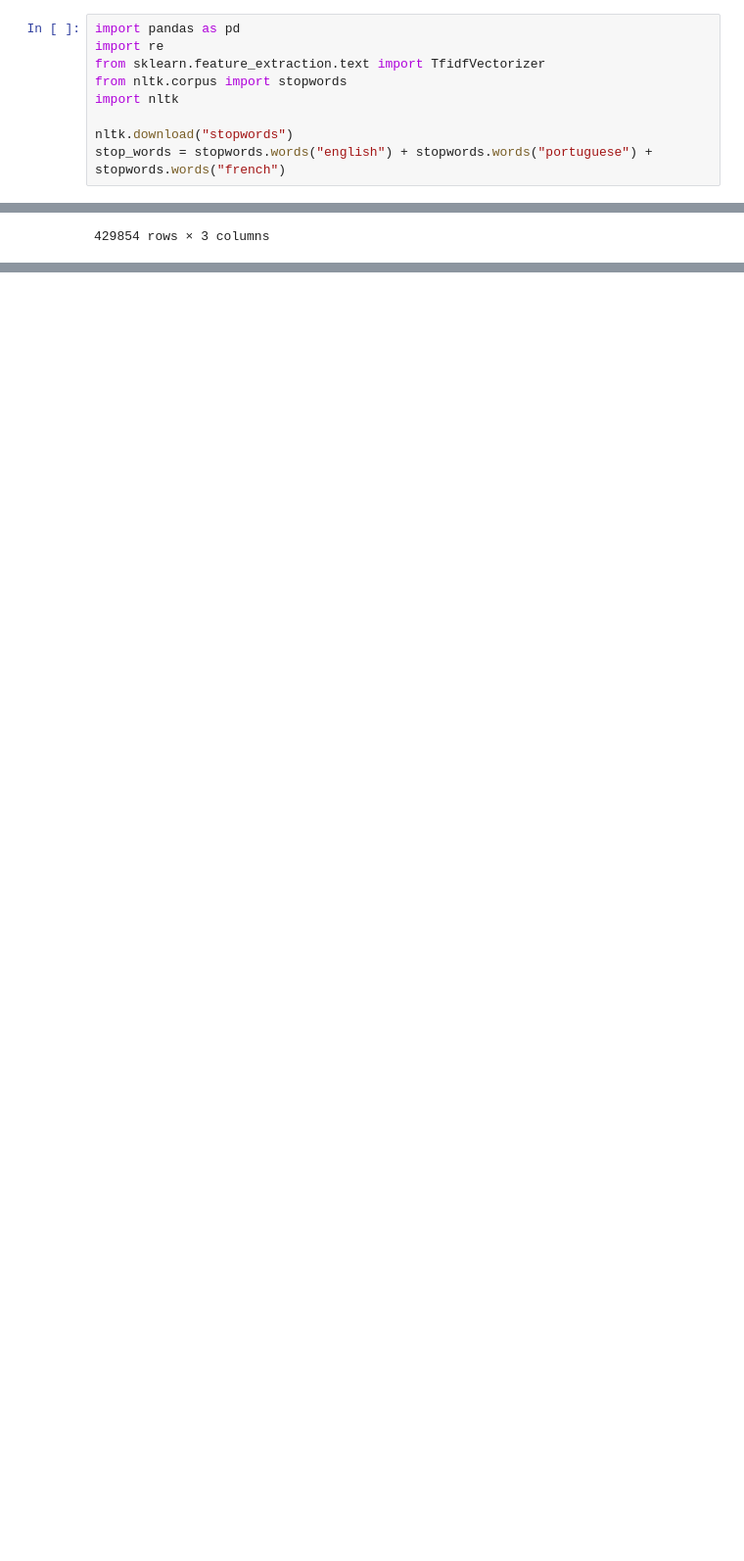
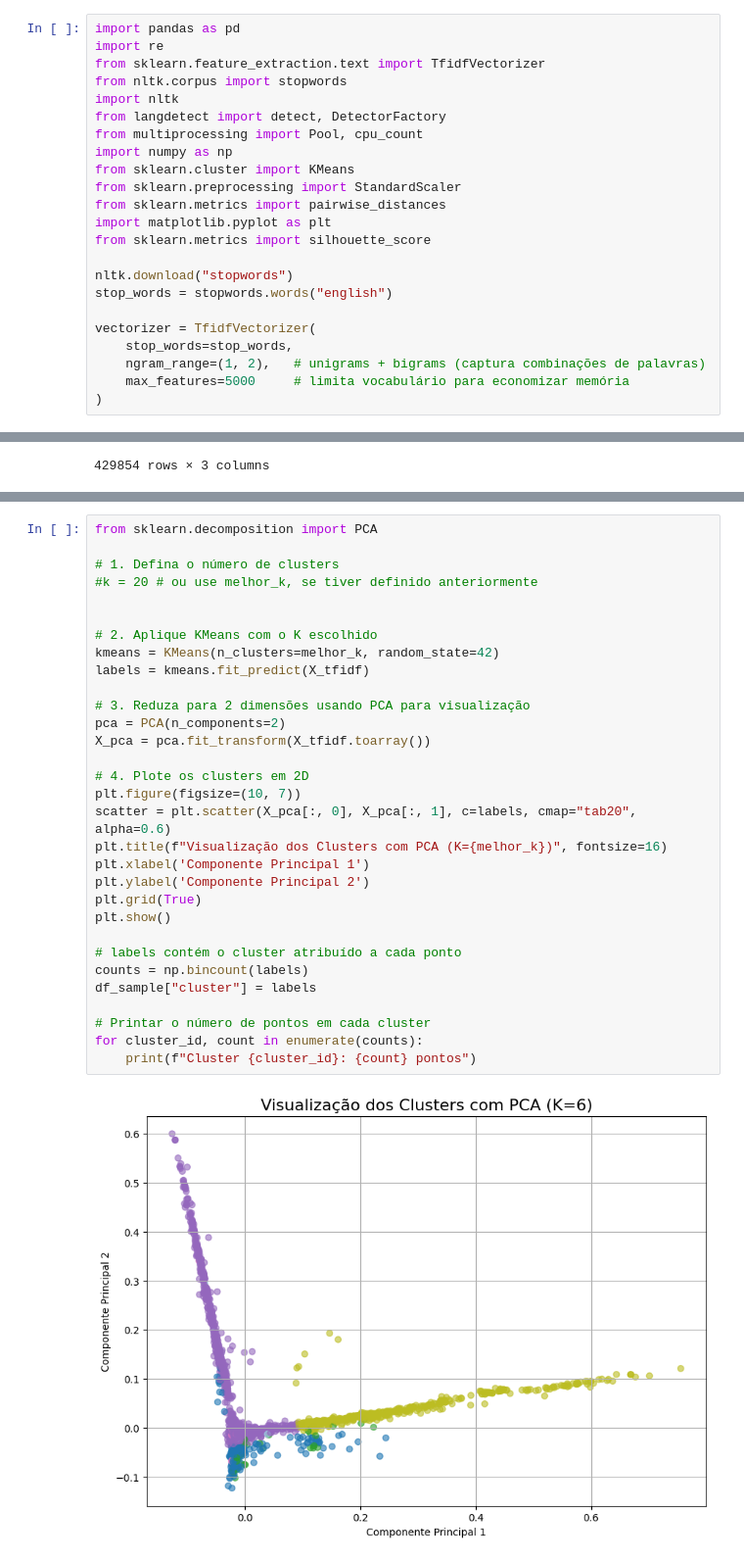
Before and after one commit to MateusoBrito/US-Election-On-Telegram, a Jupyter notebook: notebooks/07_Clustering.ipynb, the cells around one changed output, grey strips where cells are left out. Shown: that part at 98% size. Cells and saved outputs as stored; diff of their text form; blank space fills up the shorter version.

```diff
--- a/notebooks/07_Clustering.ipynb
+++ b/notebooks/07_Clustering.ipynb
@@ -9,6 +9,20 @@ import re
 from sklearn.feature_extraction.text import TfidfVectorizer
 from nltk.corpus import stopwords
 import nltk
+from langdetect import detect, DetectorFactory
+from multiprocessing import Pool, cpu_count
+import numpy as np
+from sklearn.cluster import KMeans
+from sklearn.preprocessing import StandardScaler
+from sklearn.metrics import pairwise_distances
+import matplotlib.pyplot as plt
+from sklearn.metrics import silhouette_score
 
 nltk.download("stopwords")
-stop_words = stopwords.words("english") + stopwords.words("portuguese") + stopwords.words("french")
+stop_words = stopwords.words("english")
+
+vectorizer = TfidfVectorizer(
+    stop_words=stop_words,
+    ngram_range=(1, 2),   # unigrams + bigrams (captura combinações de palavras)
+    max_features=5000     # limita vocabulário para economizar memória
+)
@@ -57,0 +233,33 @@ display(df)
+# %%
+from sklearn.decomposition import PCA
+
+# 1. Defina o número de clusters
+#k = 20 # ou use melhor_k, se tiver definido anteriormente
+
+
+# 2. Aplique KMeans com o K escolhido
+kmeans = KMeans(n_clusters=melhor_k, random_state=42)
+labels = kmeans.fit_predict(X_tfidf)
+
+# 3. Reduza para 2 dimensões usando PCA para visualização
+pca = PCA(n_components=2)
+X_pca = pca.fit_transform(X_tfidf.toarray())
+
+# 4. Plote os clusters em 2D
+plt.figure(figsize=(10, 7))
+scatter = plt.scatter(X_pca[:, 0], X_pca[:, 1], c=labels, cmap="tab20", alpha=0.6)
+plt.title(f"Visualização dos Clusters com PCA (K={melhor_k})", fontsize=16)
+plt.xlabel('Componente Principal 1')
+plt.ylabel('Componente Principal 2')
+plt.grid(True)
+plt.show()
+
+# labels contém o cluster atribuído a cada ponto
+counts = np.bincount(labels)
+df_sample["cluster"] = labels
+
+# Printar o número de pontos em cada cluster
+for cluster_id, count in enumerate(counts):
+    print(f"Cluster {cluster_id}: {count} pontos")
+# %% [output]
+[figure, added]
```
Also changed, not shown: parts of 7 cells of this notebook, 3 other files.
